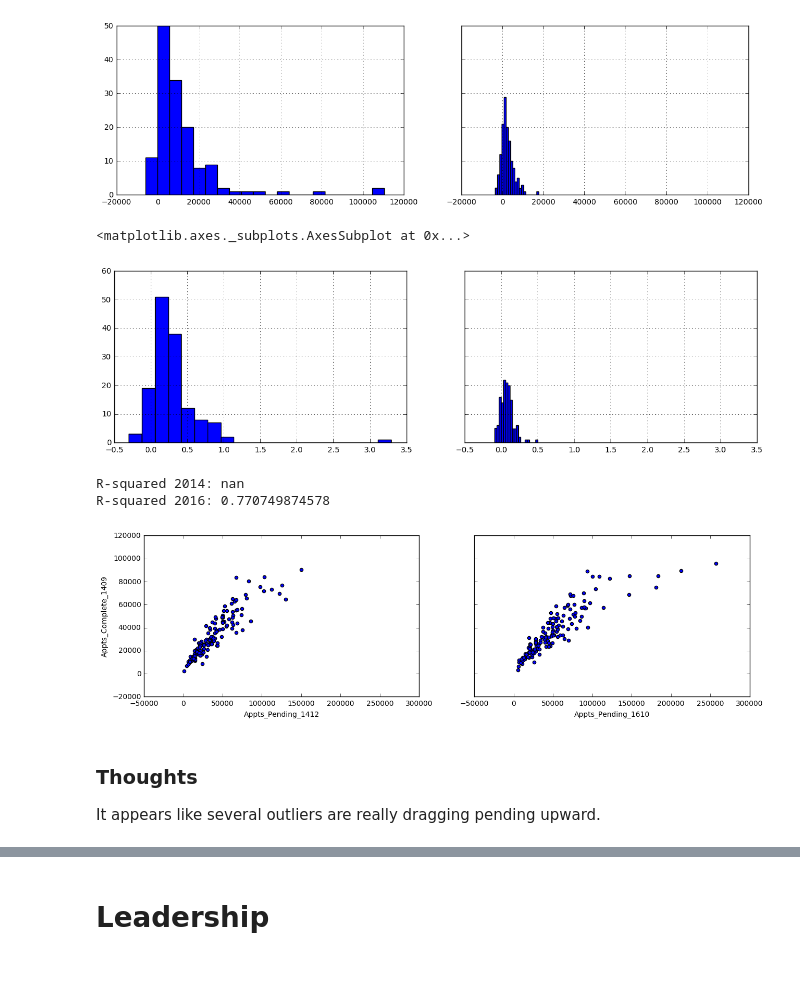
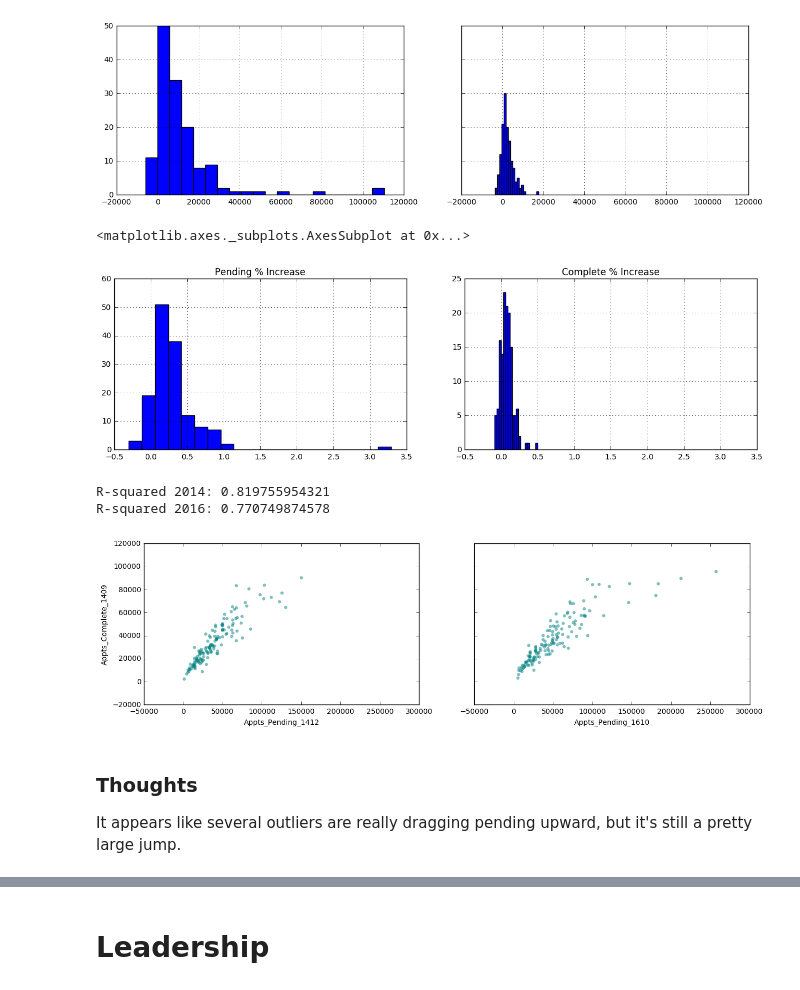
Before and after one commit to isabella232/va-data-analysis, a Jupyter notebook: Main_Analysis_Master.ipynb, the cells around one changed output, grey strips where cells are left out. Cells and saved outputs as stored; diff of their text form; code cells hidden in the pictures.

```diff
--- a/Main_Analysis_Master.ipynb
+++ b/Main_Analysis_Master.ipynb
@@ -102,17 +114,19 @@ df["Complete_Increase"].hist(bins=20,ax=ax2)
 <matplotlib.axes._subplots.AxesSubplot at 0x...>
 [figure]
 # %%
-fig, ((ax1, ax2)) = plt.subplots(nrows=1, ncols=2, sharex=True, sharey=True, figsize=(15,4))
+fig, ((ax1, ax2)) = plt.subplots(nrows=1, ncols=2, sharex=True, figsize=(15,4))
+ax1.set_title("Pending % Increase")
 df["Pending_Increase_%"].hist(bins=20, ax=ax1)
+ax2.set_title("Complete % Increase")
 df["Complete_Increase_%"].hist(bins=20,ax=ax2)
 # %% [output]
 <matplotlib.axes._subplots.AxesSubplot at 0x...>
-[figure, old version]
+[figure, new version]
 # %%
 fig, ((ax1, ax2)) = plt.subplots(nrows=1, ncols=2, sharey=True, sharex=True, figsize=(15,4))
 
-df.plot(kind = 'scatter',x='Appts_Pending_1412', y='Appts_Complete_1409',ax=ax1)
-df.plot(kind = 'scatter', x='Appts_Pending_1610', y='Appts_Complete_1608',ax=ax2)
+df.plot(kind = 'scatter',x='Appts_Pending_1412', y='Appts_Complete_1409',ax=ax1,color='teal', edgecolor='none',alpha=.5)
+df.plot(kind = 'scatter', x='Appts_Pending_1610', y='Appts_Complete_1608',ax=ax2,color='teal', edgecolor='none',alpha=.5)
 
 slope, intercept, r_value, p_value, std_err = stats.linregress(df["Appts_Pending_1412"],df["Appts_Complete_1409"])
 print "R-squared 2014: "+ str(r_value**2)
@@ -120,10 +134,10 @@ print "R-squared 2014: "+ str(r_value**2)
 slope, intercept, r_value, p_value, std_err = stats.linregress(df["Appts_Pending_1610"],df["Appts_Complete_1608"])
 print "R-squared 2016: "+ str(r_value**2)
 # %% [output]
-R-squared 2014: nan
+R-squared 2014: 0.819755954321
 R-squared 2016: 0.770749874578
-[figure, old version]
+[figure, new version]
 # %% [markdown]
 ### Thoughts
 
-It appears like several outliers are really dragging pending upward.
+It appears like several outliers are really dragging pending upward, but it's still a pretty large jump.
```
Also changed, not shown: parts of 37 cells of this notebook, 3 other files.
